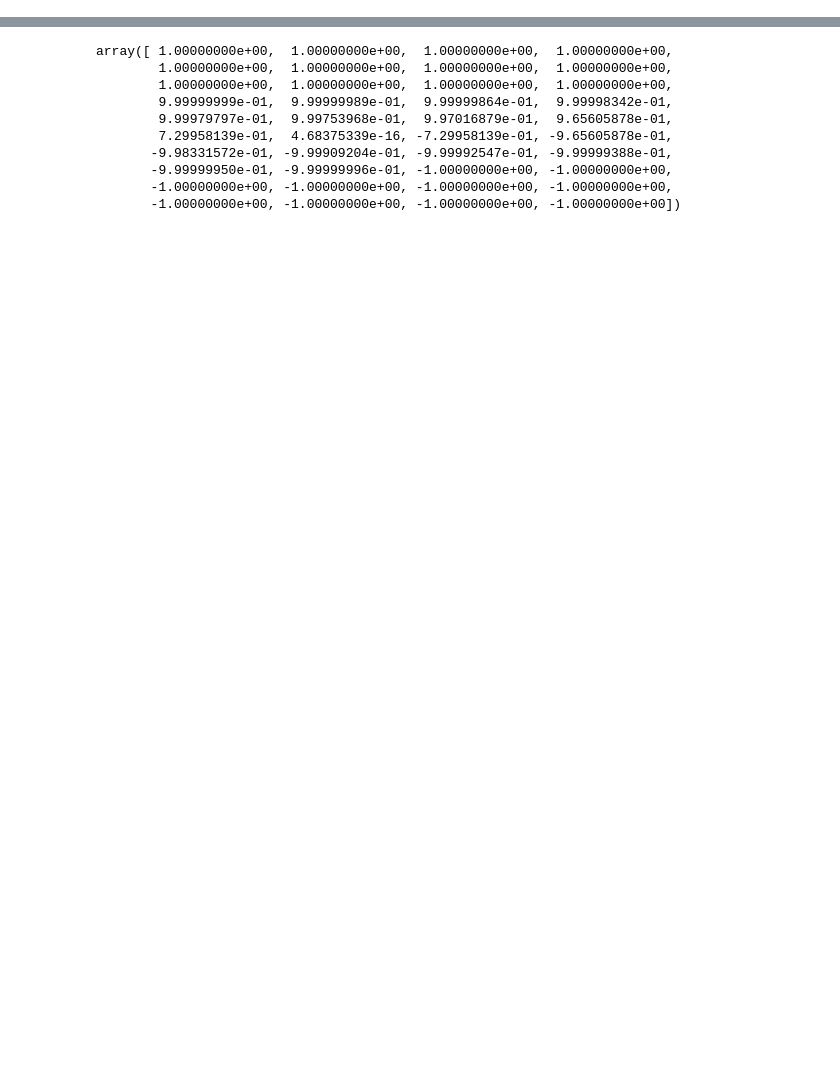
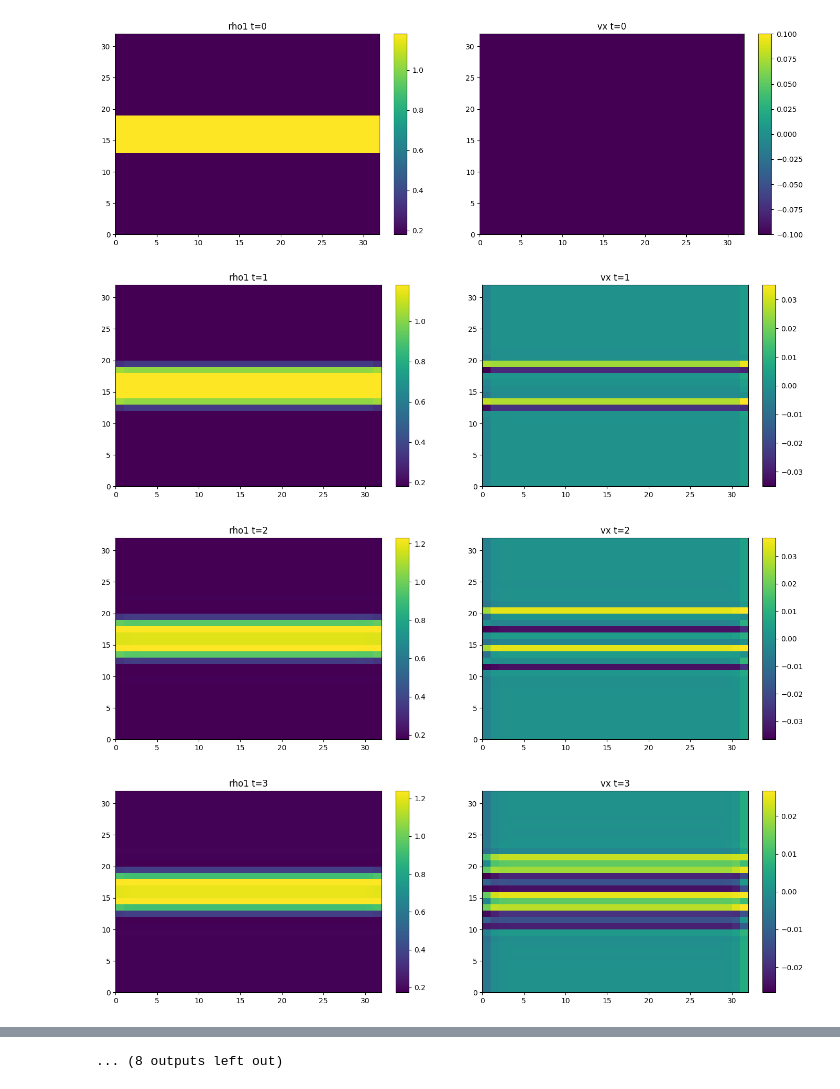
Before and after one commit to mattiamencagli/my-python-plots, a Jupyter notebook: prove_lbecode.ipynb, the cells around one changed output, grey strips where cells are left out. Drawn from its saved outputs; the diff is of its cells as text; code cells hidden in the pictures; blank space fills up the shorter version.

```diff
--- a/prove_lbecode.ipynb
+++ b/prove_lbecode.ipynb
@@ -90,14 +102,14 @@ def plot_2f(f1, f2, i, title1, title2, vm, vM):
     fig = plt.figure(i, figsize=[n*7*COL,n*5*RIG])
     gs1 = fig.add_gridspec(RIG,COL,width_ratios=[1,0.05], wspace=0.1, left=0.05, right=0.45)#, hspace=0)
     axs1 = gs1.subplots()
-    gs2 = fig.add_gridspec(RIG,COL,width_ratios=[1,0.05], wspace=0.1, left=0.5, right=0.95)#, hspace=0)
+    gs2 = fig.add_gridspec(RIG,COL,width_ratios=[1,0.05], wspace=0.1, left=0.55, right=0.95)#, hspace=0)
     axs2 = gs2.subplots()
-    #vm = np.min(f1[:,:,cut]); vM = np.max(f1[:,:,cut])
-    C = axs1[0].pcolormesh(f1[:,:,cut], vmin=vm, vmax=vM, cmap="viridis")
+    vm = np.min(f1[:,cut,:]); vM = np.max(f1[:,cut,:])
+    C = axs1[0].pcolormesh(f1[:,cut,:], vmin=vm, vmax=vM, cmap="viridis")
     _ = axs1[0].set_title(title1)
     _ = matplotlib.colorbar.ColorbarBase(axs1[1], norm=matplotlib.colors.Normalize(vmin=vm, vmax=vM), cmap = C.cmap)
-    #vm = np.min(f2[:,:,cut]); vM = np.max(f2[:,:,cut])
-    C = axs2[0].pcolormesh(f2[:,:,cut], vmin=vm, vmax=vM, cmap="viridis")
+    vm = np.min(f2[:,cut,:]); vM = np.max(f2[:,cut,:])
+    C = axs2[0].pcolormesh(f2[:,cut,:], vmin=vm, vmax=vM, cmap="viridis")
     _ = axs2[0].set_title(title2)
     _ = matplotlib.colorbar.ColorbarBase(axs2[1], norm=matplotlib.colors.Normalize(vmin=vm, vmax=vM), cmap = C.cmap)
     if(SAVE):
@@ -108,35 +120,40 @@ def plot_3f(f1, f2, f3, i, title1, title2, title3):
     n=1 ; COL=2 ; RIG=1
     fig = plt.figure(i, figsize=[n*8*COL,n*4.8*2*RIG])
     gs1 = fig.add_gridspec(RIG,COL,width_ratios=[1,0.05], wspace=0.1, left=0.05, right=0.3)#, hspace=0)
     axs1 = gs1.subplots()
     gs2 = fig.add_gridspec(RIG,COL,width_ratios=[1,0.05], wspace=0.1, left=0.37, right=0.63)#, hspace=0)
     axs2 = gs2.subplots()
     gs3 = fig.add_gridspec(RIG,COL,width_ratios=[1,0.05], wspace=0.1, left=0.7, right=0.95)#, hspace=0)
     axs3 = gs3.subplots()
     vm = np.min(f1[:,:,cut]); vM = np.max(f1[:,:,cut])
     C = axs1[0].pcolormesh(f1[:,:,cut], vmin=vm, vmax=vM, cmap="viridis")
     _ = axs1[0].set_title(title1)
     _ = matplotlib.colorbar.ColorbarBase(axs1[1], norm=matplotlib.colors.Normalize(vmin=vm, vmax=vM), cmap = C.cmap)
     vm = np.min(f2[:,:,cut]); vM = np.max(f2[:,:,cut])
     C = axs2[0].pcolormesh(f2[:,:,cut], vmin=vm, vmax=vM, cmap="viridis")
     _ = axs2[0].set_title(title2)
     _ = matplotlib.colorbar.ColorbarBase(axs2[1], norm=matplotlib.colors.Normalize(vmin=vm, vmax=vM), cmap = C.cmap)
     #vm = np.min(f3[:,:,cut]); vM = np.max(f3[:,:,cut])
     vm = -1; vM = +1
     C = axs3[0].pcolormesh(f3[:,:,cut], vmin=vm, vmax=vM, cmap="viridis")
     _ = axs3[0].set_title(title3)
     _ = matplotlib.colorbar.ColorbarBase(axs3[1], norm=matplotlib.colors.Normalize(vmin=vm, vmax=vM), cmap = C.cmap)
 
 # plot_f(1,flaggeometry,"flaggeometry")
 # plot_f(2,flag,"flag")
 # plot_f(3,rhoN,"rhoN")
 #plot_3f(flaggeometry, flag, rhoN0, 1, "flaggeometry", "flag", "rhoN0")
 #plot_3f(rhoN0, rhoN1, rhoN2, 2, "rhoN t=0", "rhoN t=1", "rhoN t=2")
 
-cut = 22
-minvalue = min( np.min(rho1[:,:,:,cut]), np.min(rho2[:,:,:,cut]) )
-maxvalue = max( np.max(rho1[:,:,:,cut]), np.max(rho2[:,:,:,cut]) )
+cut = 16
+#minvalue = min( np.min(rho1[:,:,:,cut]), np.min(rho2[:,:,:,cut]) )
+#maxvalue = max( np.max(rho1[:,:,:,cut]), np.max(rho2[:,:,:,cut]) )
 
-for i in range(0,steps):
+for i in range(0,steps,1):
     #plot_f(i,rho1[i,:,:,:],"rho1 t=%d"%i*dt)
-    plot_2f(rho1[i,:,:,:], rho2[i,:,:,:], i, "rho1 t=%d"%(i*dt), "rho2 t=%d"%(i*dt), minvalue, maxvalue)
+    plot_2f(rho1[i,:,:,:], vx[i,:,:,:], i, "rho1 t=%d"%(i*dt), "vx t=%d"%(i*dt), 0, 0)
+# %% [output]
+[figure, added]
+[figure, added]
+[figure, added]
+[figure, added]
@@ -143,15 +168,11 @@ for i in range(0,steps):
+... (8 outputs left out)
 # %%
+def plot_vprof(v,t,i):
+    _ = plt.figure(i, figsize=[5,5])
+    _ = plt.plot(v[t,16,16,:])
+
+for i in range(0,steps):
+    plot_vprof(vx, i, 0);
-# %% [output]
-array([ 1.00000000e+00,  1.00000000e+00,  1.00000000e+00,  1.00000000e+00,
-        1.00000000e+00,  1.00000000e+00,  1.00000000e+00,  1.00000000e+00,
-        1.00000000e+00,  1.00000000e+00,  1.00000000e+00,  1.00000000e+00,
-        9.99999999e-01,  9.99999989e-01,  9.99999864e-01,  9.99998342e-01,
-        9.99979797e-01,  9.99753968e-01,  9.97016879e-01,  9.65605878e-01,
-        7.29958139e-01,  4.68375339e-16, -7.29958139e-01, -9.65605878e-01,
-       -9.98331572e-01, -9.99909204e-01, -9.99992547e-01, -9.99999388e-01,
-       -9.99999950e-01, -9.99999996e-01, -1.00000000e+00, -1.00000000e+00,
-       -1.00000000e+00, -1.00000000e+00, -1.00000000e+00, -1.00000000e+00,
-       -1.00000000e+00, -1.00000000e+00, -1.00000000e+00, -1.00000000e+00])
 # %%
 filenames=[]
 for i in range(steps):
```
Also changed, not shown: parts of 3 cells of this notebook.
